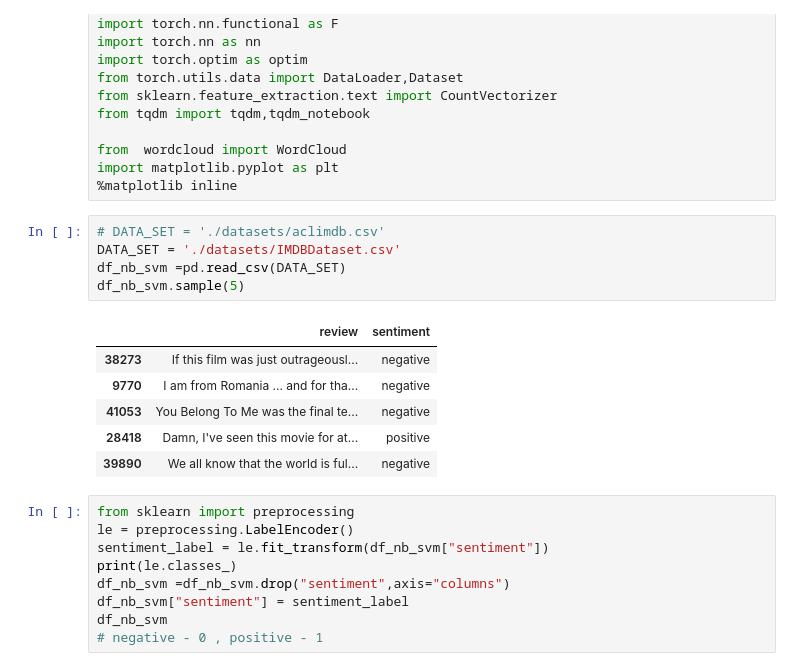
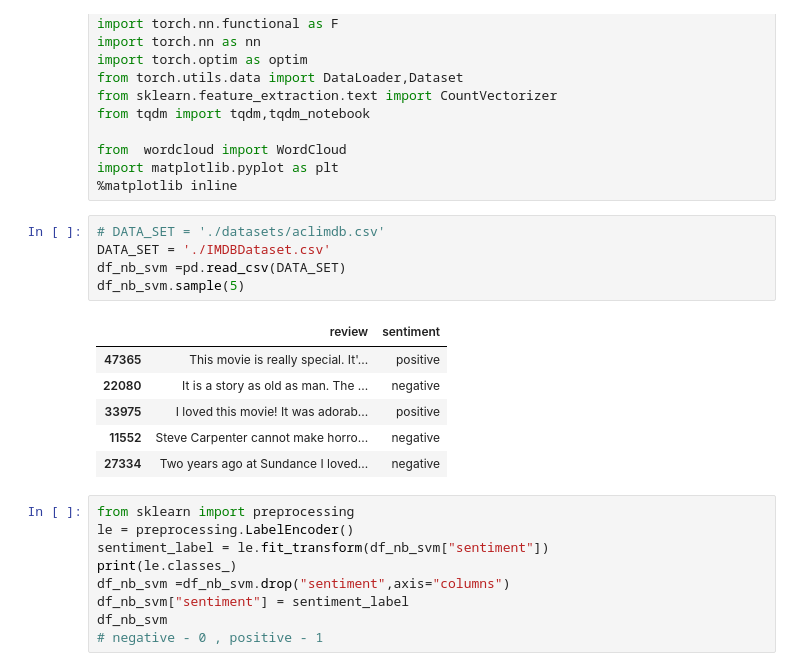
Before and after one commit to Raunak017/Grook-RegressionAnalysis, a Jupyter notebook: Sentiment_final.ipynb, the cells around one changed output. Drawn from its saved outputs; the diff is of its cells as text.

```diff
--- a/Sentiment_final.ipynb
+++ b/Sentiment_final.ipynb
@@ -22,16 +22,16 @@ import matplotlib.pyplot as plt
 %matplotlib inline
 # %%
 # DATA_SET = './datasets/aclimdb.csv'
-DATA_SET = './datasets/IMDBDataset.csv'
+DATA_SET = './IMDBDataset.csv'
 df_nb_svm =pd.read_csv(DATA_SET)
 df_nb_svm.sample(5)
 # %% [output]
 |  | review | sentiment |
-| 38273 | If this film was just outrageousl... | negative |
-| 9770 | I am from Romania ... and for tha... | negative |
-| 41053 | You Belong To Me was the final te... | negative |
-| 28418 | Damn, I've seen this movie for at... | positive |
-| 39890 | We all know that the world is ful... | negative |
+| 47365 | This movie is really special. It'... | positive |
+| 22080 | It is a story as old as man. The ... | negative |
+| 33975 | I loved this movie! It was adorab... | positive |
+| 11552 | Steve Carpenter cannot make horro... | negative |
+| 27334 | Two years ago at Sundance I loved... | negative |
 # %%
 from sklearn import preprocessing
 le = preprocessing.LabelEncoder()
```
Also changed, not shown: parts of 16 cells of this notebook, 7 other files.
